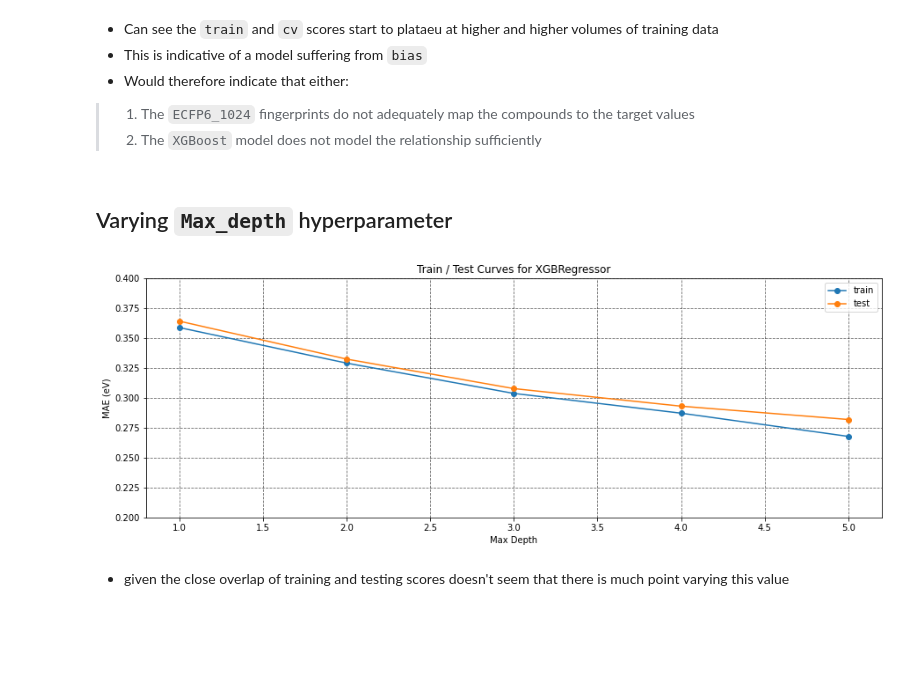
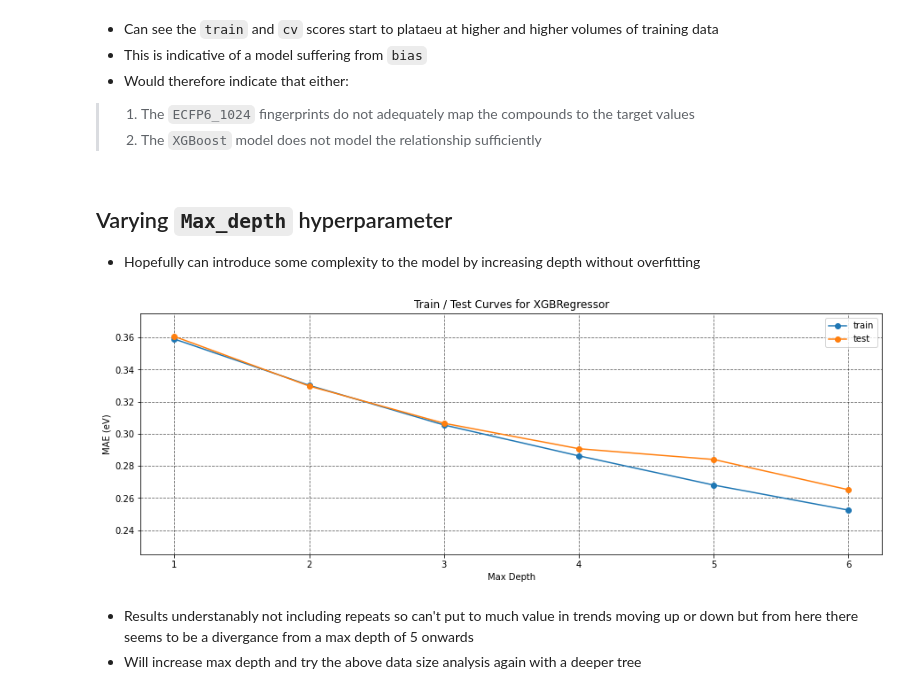
Before and after one commit to billalsohail/ML4MC, a Jupyter notebook: Calum_ML_playaround.ipynb, the cells around one changed output. Drawn from its saved outputs; the diff is of its cells as text; code cells hidden in the pictures; blank space fills up the shorter version.

```diff
--- a/Calum_ML_playaround.ipynb
+++ b/Calum_ML_playaround.ipynb
@@ -343,12 +343,13 @@ plt.show()
 * Would therefore indicate that either:
 > 1. The `ECFP6_1024` fingerprints do not adequately map the compounds to the target values
 > 2. The `XGBoost` model does not model the relationship sufficiently
-# %% [markdown]
-## Varying `Max_depth` hyperparameter
+# %% [markdown]
+## Varying `Max_depth` hyperparameter
+* Hopefully can introduce some complexity to the model by increasing depth without overfitting
 # %%
 scores = {'train': [], 'test': []}
 
-depths = list(range(1, 6))
+depths = list(range(1, 7))
 
 for d in tqdm(depths):
   X_tr, X_cv, y_tr, y_cv = train_test_split(X_train, y_train, test_size=0.2)
@@ -363,15 +364,16 @@ for d in tqdm(depths):
 # %%
 plt.figure(figsize=(15, 5))
 plt.title('Train / Test Curves for XGBRegressor')
 plt.plot(depths, scores['train'], '-o', label='train')
 plt.plot(depths, scores['test'], '-o', label='test')
 plt.xlabel('Max Depth')
 plt.ylabel('MAE (eV)')
 plt.grid(alpha=0.6, color='k', linestyle='--')
 plt.legend()
-plt.ylim(0.2, 0.4)
+plt.ylim(0.225, 0.375)
 plt.show()
 # %% [output]
-[figure, old version]
+[figure, new version]
-# %% [markdown]
-* given the close overlap of training and testing scores doesn't seem that there is much point varying this value
+# %% [markdown]
+* Results understanably not including repeats so can't put to much value in trends moving up or down but from here there seems to be a divergance from a max depth of 5 onwards
+* Will increase max depth and try the above data size analysis again with a deeper tree
```
Also changed, not shown: parts of 4 cells of this notebook.
